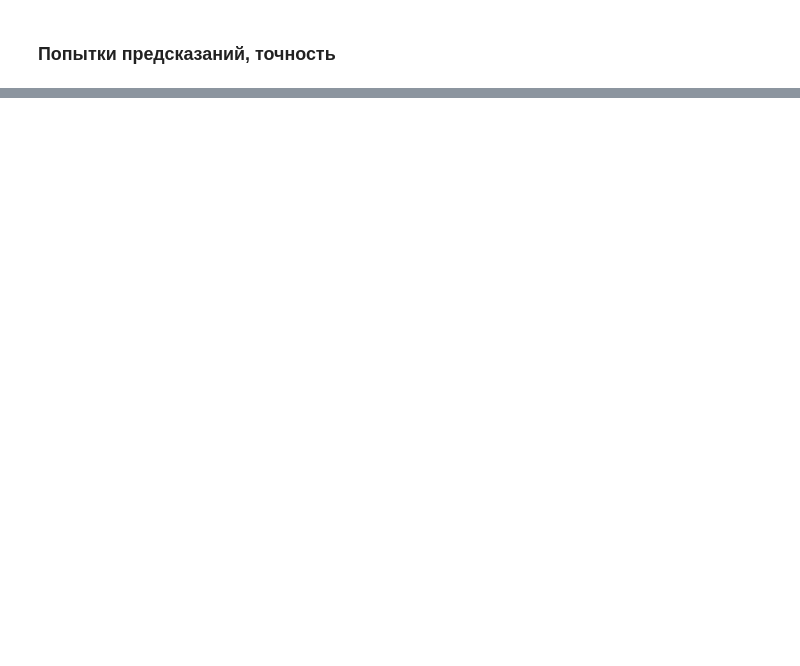
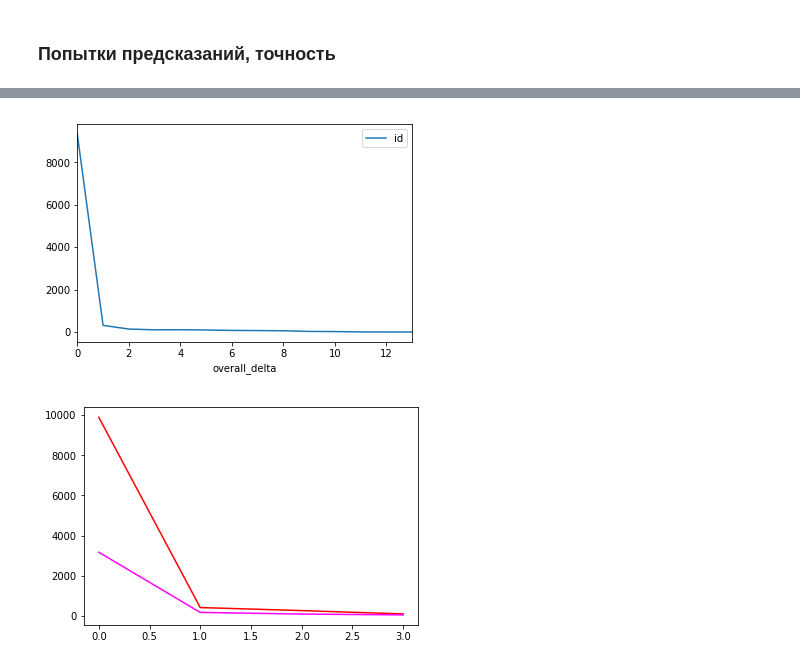
Before and after one commit to aakogtenkov/wg_summer_practice, a Jupyter notebook: main.ipynb, the cells around one changed output, grey strips where cells are left out. Drawn from its saved outputs; the diff is of its cells as text; code cells hidden in the pictures; blank space fills up the shorter version.

```diff
--- a/main.ipynb
+++ b/main.ipynb
@@ -178,10 +184,2 @@ fffd0a9fa4             14
 # %% [markdown]
 ### Регрессия:
-# %%
-clf = linear_model.SGDRegressor(epsilon=0.01)
-train_input = dau_pact_table[:16000].as_matrix(columns=['w1_played', 'w2_played', 'w3_played', 'w4_played'])
-train_output = np.array(dau_pact_table['result_played'][:16000].tolist())
-#print(train_input, len(train_input))
-#print(train_output, len(train_output))
-clf.fit(train_input, train_output)
-dau_pact_table['regr_predict_played'] = clf.predict(dau_pact_table.as_matrix(columns=['w1_played', 'w2_played', 'w3_played', 'w4_played']))
@@ -206,28 +263,51 @@ print(answer)
 #                                    + dau_pact_table['w4_played'] * 1).round()
 #dau_pact_table['played_acc'] = ((dau_pact_table['result_played'] - dau_pact_table['predict_played']).abs()
 #                                / (dau_pact_table['result_played']))
-dau_pact_table['regr_acc'] = ((dau_pact_table['result_played'] - dau_pact_table['regr_predict_played']).abs()
-                                / (dau_pact_table['result_played']))
-dau_pact_table['regr_delta'] = ((dau_pact_table['result_played'] - dau_pact_table['regr_predict_played']).abs())
+dau_pact_table['clf_acc'] = (dau_pact_table['is_active'] == dau_pact_table['predict_active']) * 1
+#dau_pact_table['prd_acc'] = ((dau_pact_table['result_played'] - dau_pact_table['predict_days']).abs()
+#                                / (dau_pact_table['result_played']))
+dau_pact_table['prd_delta'] = ((dau_pact_table['result_played'] - dau_pact_table['predict_days']) * dau_pact_table['is_active'] * dau_pact_table['predict_active']).abs()
+dau_pact_table['overall_delta'] = ((dau_pact_table['result_played'] - dau_pact_table['predict_days']).abs())
+dau_pact_table['category_delta'] = ((dau_pact_table['result_category'] - dau_pact_table['predict_category'])).abs()
 #print(dau_pact_table)
 # %%
-num_inf = 0
-sum_infs = 0
-sum_v = 0
-num_v = 0
-nans = 0
-delta = dau_pact_table['regr_delta'].mean()
-for i in range(0, 26435):
-    #print(dau_pact_table['played_acc'][i])
-    if np.isnan(dau_pact_table['regr_acc'][i]):
-        nans += 1
-    elif not np.isfinite(dau_pact_table['regr_acc'][i]):
-        sum_infs += dau_pact_table['regr_predict_played'][i]
-        num_inf += 1
-    else:
-        sum_v += dau_pact_table['regr_acc'][i]
-        num_v += 1
-print("Среднее процентное отклонение (не inf):", sum_v / num_v * 100, '%')
-print("Среднее отклонение для acc=inf (дни): ", sum_infs / num_inf)
-print("Среднее отклонение (дни):", delta)
+#num_inf = 0
+#sum_infs = 0
+#sum_v = 0
+#num_v = 0
+#nans = 0
+prd_delta = dau_pact_table['prd_delta'][16000:].mean()
+clf_delta = 1 - dau_pact_table['clf_acc'][16000:].mean()
+overall_delta = dau_pact_table['overall_delta'][16000:].mean()
+category_delta = dau_pact_table['category_delta'][16000:].mean()
+#for i in range(0, 26435):
+#    #print(dau_pact_table['played_acc'][i])
+#    if np.isnan(dau_pact_table['regr_acc'][i]):
+#        nans += 1
+#    elif not np.isfinite(dau_pact_table['regr_acc'][i]):
+#        sum_infs += dau_pact_table['regr_predict_played'][i]
+#        num_inf += 1
+#    else:
+#        sum_v += dau_pact_table['regr_acc'][i]
+#        num_v += 1
+#print("Среднее процентное отклонение (не inf):", sum_v / num_v * 100, '%')
+#print("Среднее отклонение для acc=inf (дни): ", sum_infs / num_inf)
+#print("Среднее отклонение (дни):", delta)
+print('Среднее отклонение классификатора активности:', clf_delta)
+print('Среднее отклонение предсказателя дней:', prd_delta)
+print('Среднее общее отклонение:', overall_delta)
+print('Среднее отклонение категории:', category_delta)
+overall_delta_round = dau_pact_table['overall_delta'][16000:].round().reset_index().pivot_table(values=['id'], index=['overall_delta'], aggfunc='count')
+active_delta_round = dau_pact_table[16000:][dau_pact_table['is_active'] == 1.0]['overall_delta'].round().reset_index().pivot_table(values=['id'], index=['overall_delta'], aggfunc='count')
+overall_delta_round.plot()
+#print(overall_delta_round)
+#print(active_delta_round)
+categories_delta = [int(overall_delta_round[0:3].sum()), int(overall_delta_round[3:6].sum()), int(overall_delta_round[6:9].sum()), int(overall_delta_round[9:14].sum())]
+active_categories_delta = [int(active_delta_round[0:3].sum()), int(active_delta_round[3:6].sum()), int(active_delta_round[6:9].sum()), int(active_delta_round[9:14].sum())]
+print(categories_delta)
+print(active_categories_delta)
+plt.show()
+plt.plot(categories_delta, color='red')
+plt.plot(active_categories_delta, color='magenta')
+plt.show()
 # %% [output]
@@ -236,0 +320,2 @@ print("Среднее отклонение (дни):", delta)
+[figure, added]
+[figure, added]
```
Also changed, not shown: parts of 6 cells of this notebook.
